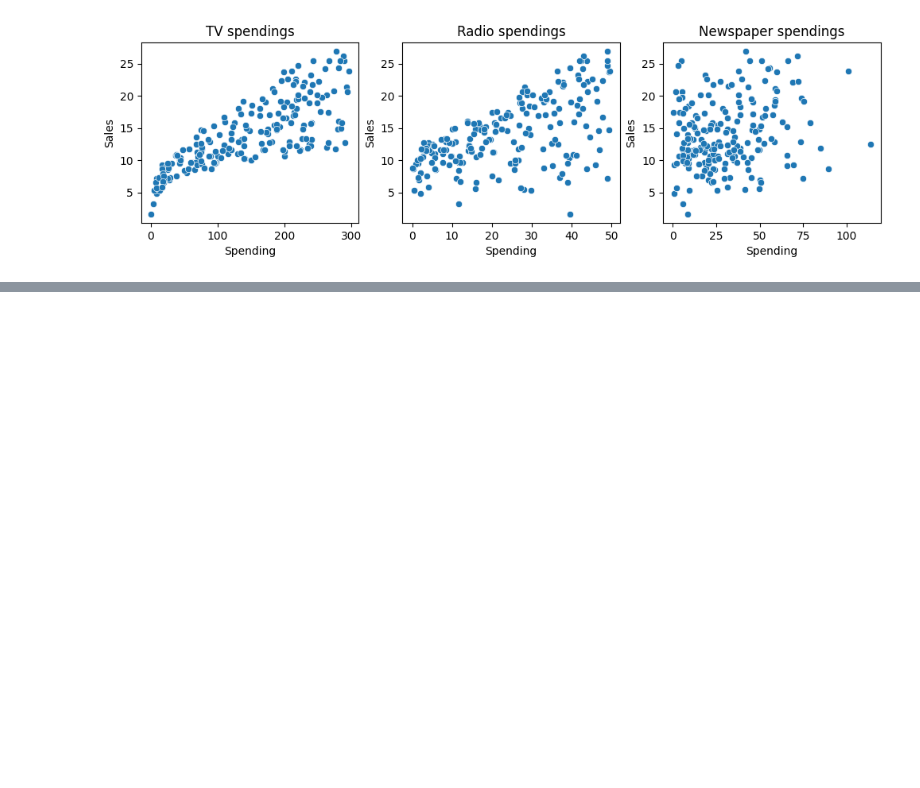
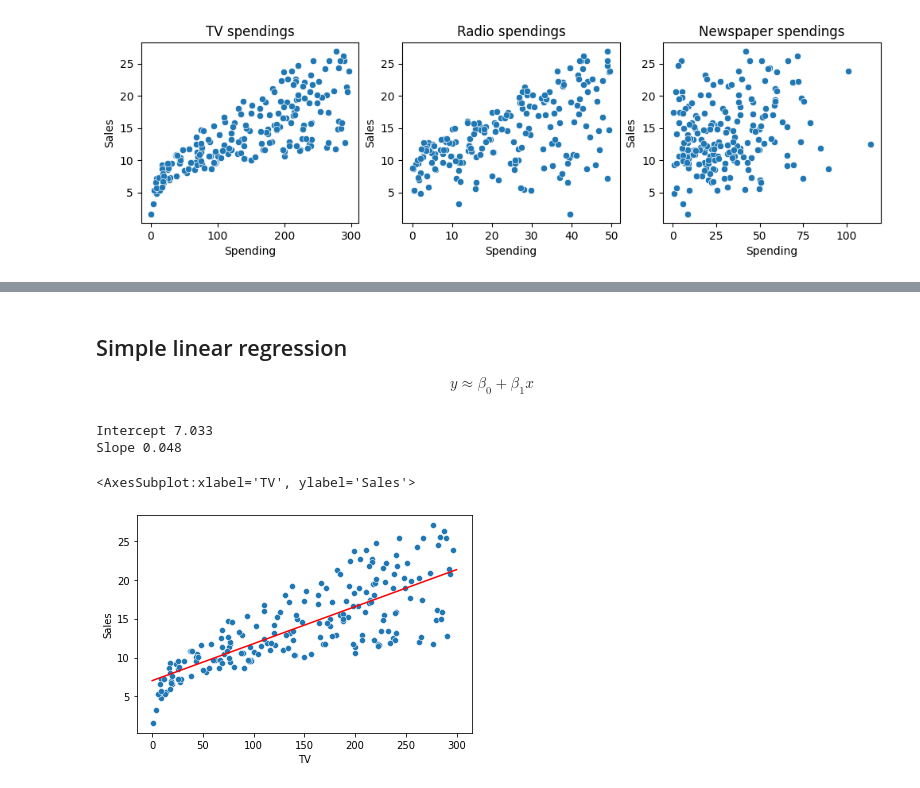
Before and after one commit to kokchun/Maskininlarning-AI21, a Jupyter notebook: Lectures/Code-along/L0-Linear_regression.ipynb, the cells around one changed output, grey strips where cells are left out. Saved outputs shown, nothing was run; the diff lists cells and outputs as text; code cells hidden in the pictures; blank space fills up the shorter version.

```diff
--- a/Lectures/Code-along/L0-Linear_regression.ipynb
+++ b/Lectures/Code-along/L0-Linear_regression.ipynb
@@ -56,0 +62,21 @@ for i, feature in enumerate(df.columns[:-1]):
+# %% [markdown]
+## Simple linear regression
+
+$$y \approx \beta_0 + \beta_1 x$$
+# %%
+X, y = df["TV"], df["Sales"]
+beta_1, beta_0 = np.polyfit(X, y, deg=1)
+print(f"Intercept {beta_0:.3f}")
+print(f"Slope {beta_1:.3f}")
+
+def y_hat(x): return beta_0 + beta_1*x
+
+spend = np.linspace(0,300)
+
+sns.scatterplot(data = df, x = "TV", y = "Sales")
+sns.lineplot(x = spend, y = y_hat(spend), color="red")
+# %% [output]
+Intercept 7.033
+Slope 0.048
+<AxesSubplot:xlabel='TV', ylabel='Sales'>
+[figure, added]
```
Also changed, not shown: parts of 10 cells of this notebook, 9 other files.
